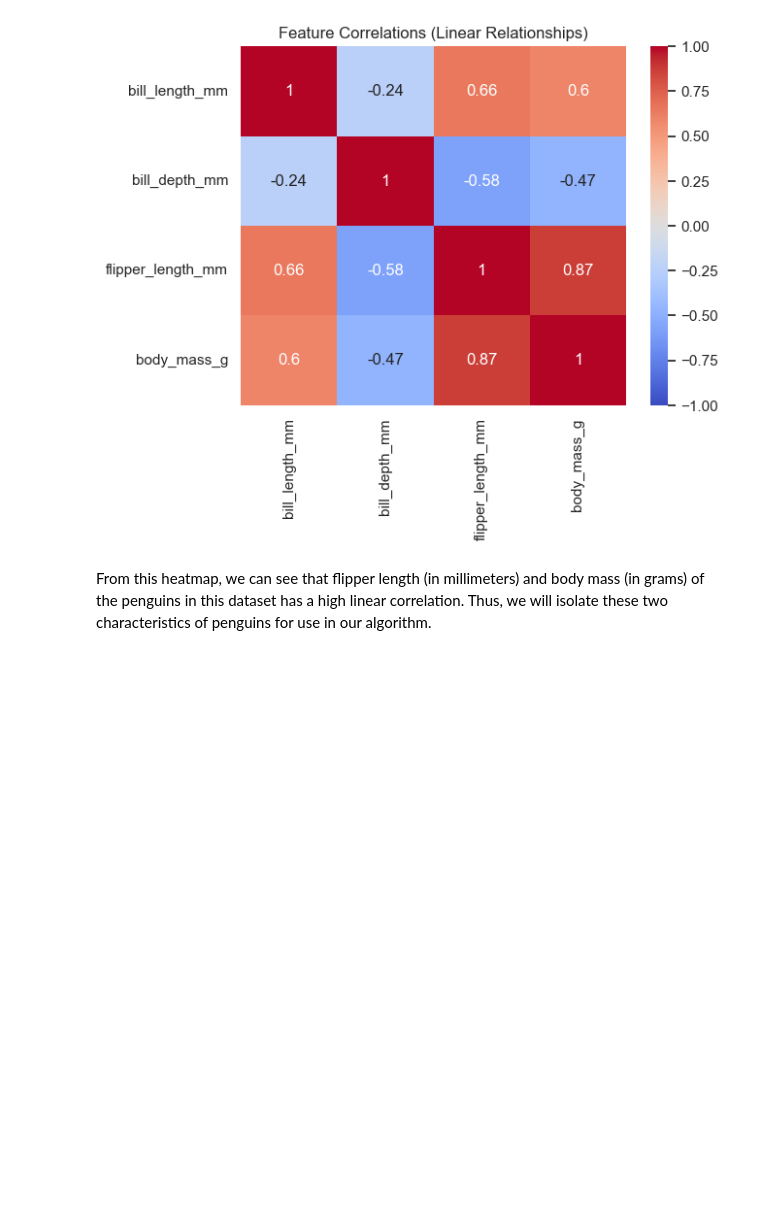
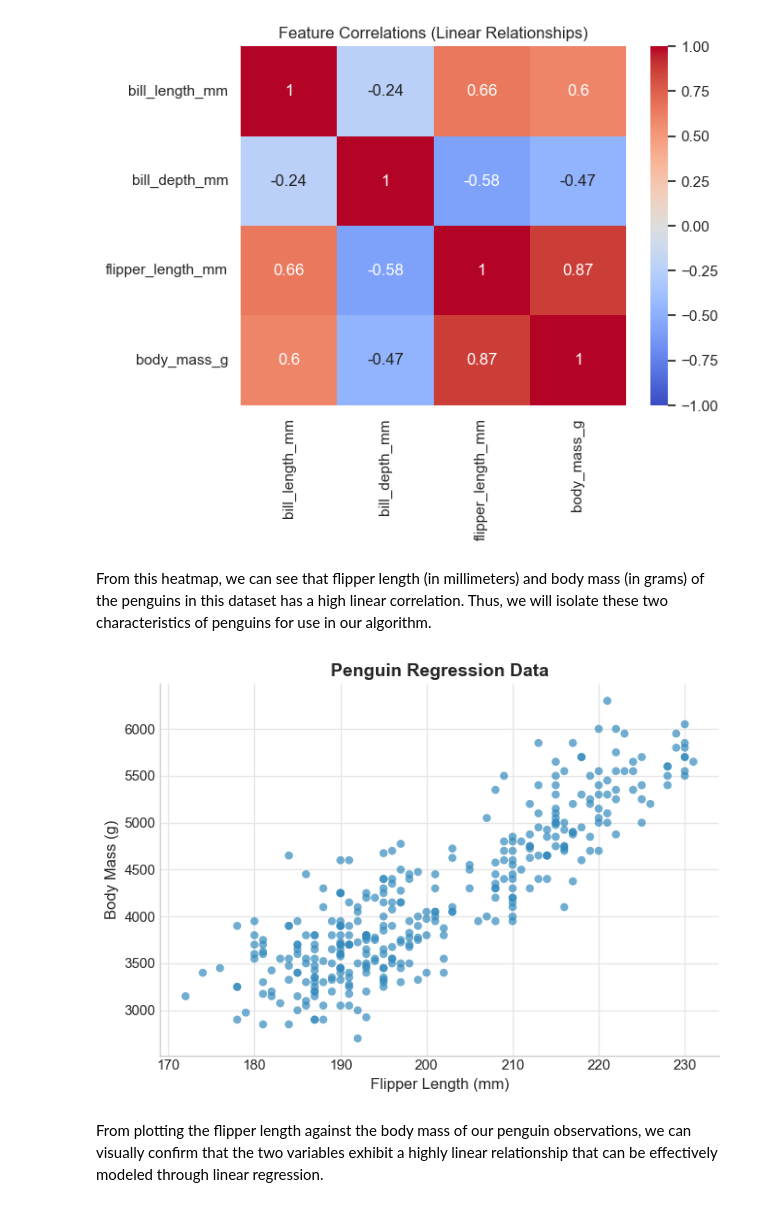
Before and after one commit to jonathanwoo17/INDE-577-F25, a Jupyter notebook: notebooks/2_linear_regression_demo.ipynb, the cells around one changed output. Drawn from its saved outputs; the diff is of its cells as text; code cells hidden in the pictures; blank space fills up the shorter version.

```diff
--- a/notebooks/2_linear_regression_demo.ipynb
+++ b/notebooks/2_linear_regression_demo.ipynb
@@ -54,3 +54,39 @@ plt.show()
 [figure]
 # %% [markdown]
 From this heatmap, we can see that flipper length (in millimeters) and body mass (in grams) of the penguins in this dataset has a high linear correlation. Thus, we will isolate these two characteristics of penguins for use in our algorithm.
+# %%
+# Scatterplot of flipper length vs body mass
+import matplotlib.pyplot as plt
+
+# Use a minimal, ggplot-like style
+plt.style.use("seaborn-v0_8-whitegrid")
+
+# Create scatterplot
+fig, ax = plt.subplots(figsize=(7, 5))
+ax.scatter(
+    penguins["flipper_length_mm"],
+    penguins["body_mass_g"],
+    s=40,
+    color="#348ABD",       # soft blue
+    alpha=0.7,
+    edgecolor="none"
+)
+
+# Minimal theme adjustments
+ax.set_title("Penguin Regression Data", fontsize=14, weight="bold")
+ax.set_xlabel("Flipper Length (mm)", fontsize=12)
+ax.set_ylabel("Body Mass (g)", fontsize=12)
+
+# Remove top and right spines for a minimal look
+ax.spines["top"].set_visible(False)
+ax.spines["right"].set_visible(False)
+
+# Make gridlines subtle
+ax.grid(True, color="0.9")
+
+plt.tight_layout()
+plt.show()
+# %% [output]
+[figure, added]
+# %% [markdown]
+From plotting the flipper length against the body mass of our penguin observations, we can visually confirm that the two variables exhibit a highly linear relationship that can be effectively modeled through linear regression.
```
Also changed, not shown: parts of 8 cells of this notebook, 1 other file.
